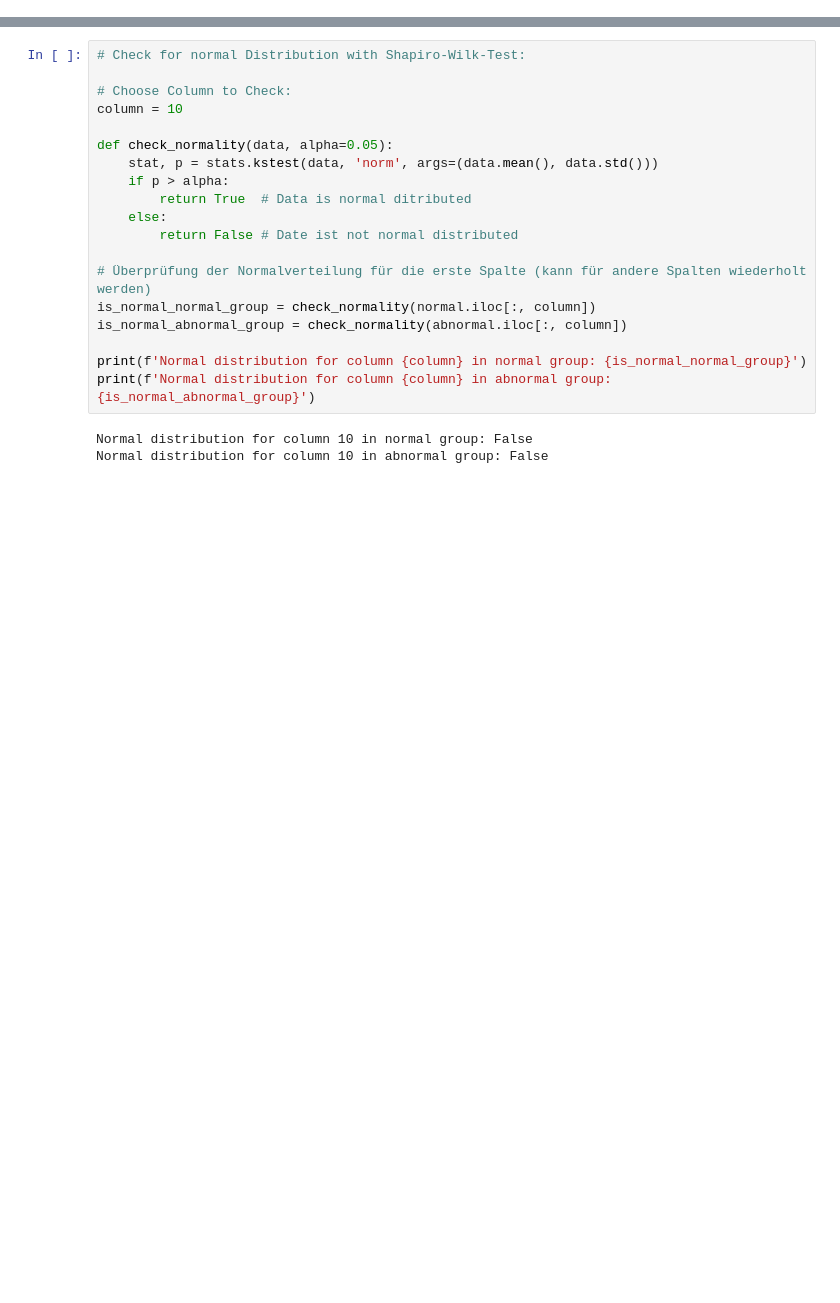
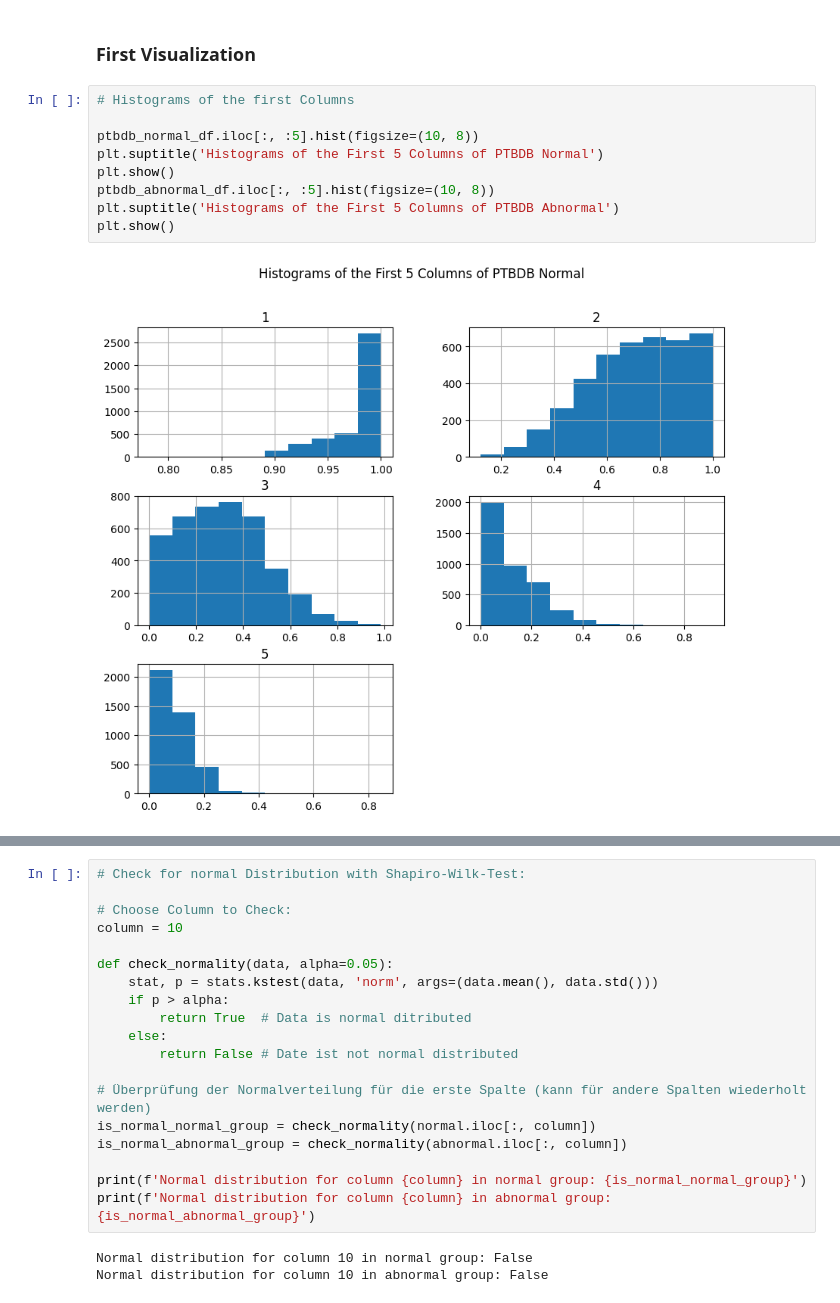
Before and after one commit to tubetraveller/heartbeat_dst, a Jupyter notebook: ptbdb_exploration_notebook.ipynb, the cells around one changed output, grey strips where cells are left out. Drawn from its saved outputs; the diff is of its cells as text; blank space fills up the shorter version.

```diff
--- a/ptbdb_exploration_notebook.ipynb
+++ b/ptbdb_exploration_notebook.ipynb
@@ -44,0 +74,13 @@ Name: 188, dtype: float64
+# %% [markdown]
+### **First Visualization**
+# %%
+# Histograms of the first Columns
+
+ptbdb_normal_df.iloc[:, :5].hist(figsize=(10, 8))
+plt.suptitle('Histograms of the First 5 Columns of PTBDB Normal')
+plt.show()
+ptbdb_abnormal_df.iloc[:, :5].hist(figsize=(10, 8))
+plt.suptitle('Histograms of the First 5 Columns of PTBDB Abnormal')
+plt.show()
+# %% [output]
+[figure, added]
```
Also changed, not shown: parts of 19 cells of this notebook, 2 other files.
